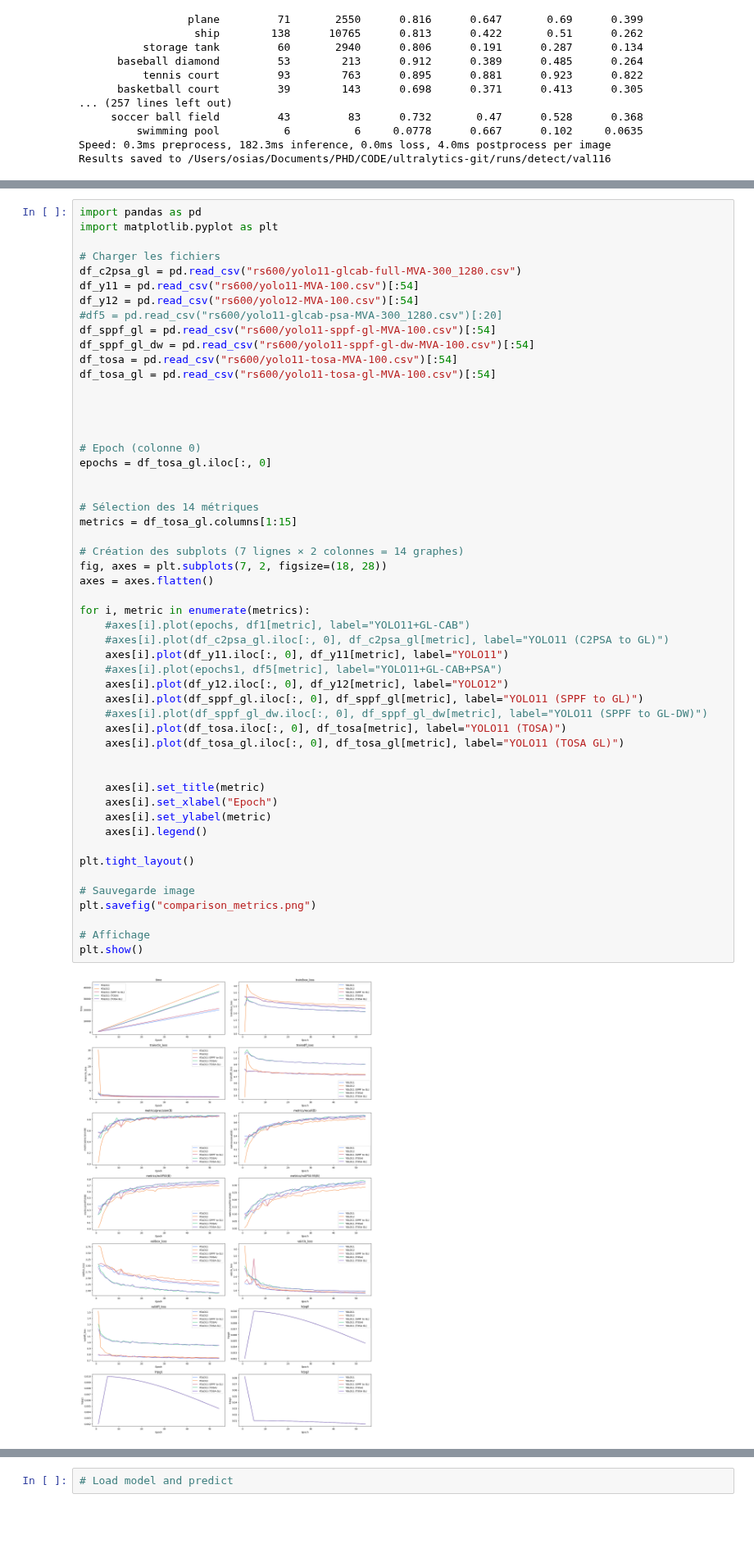
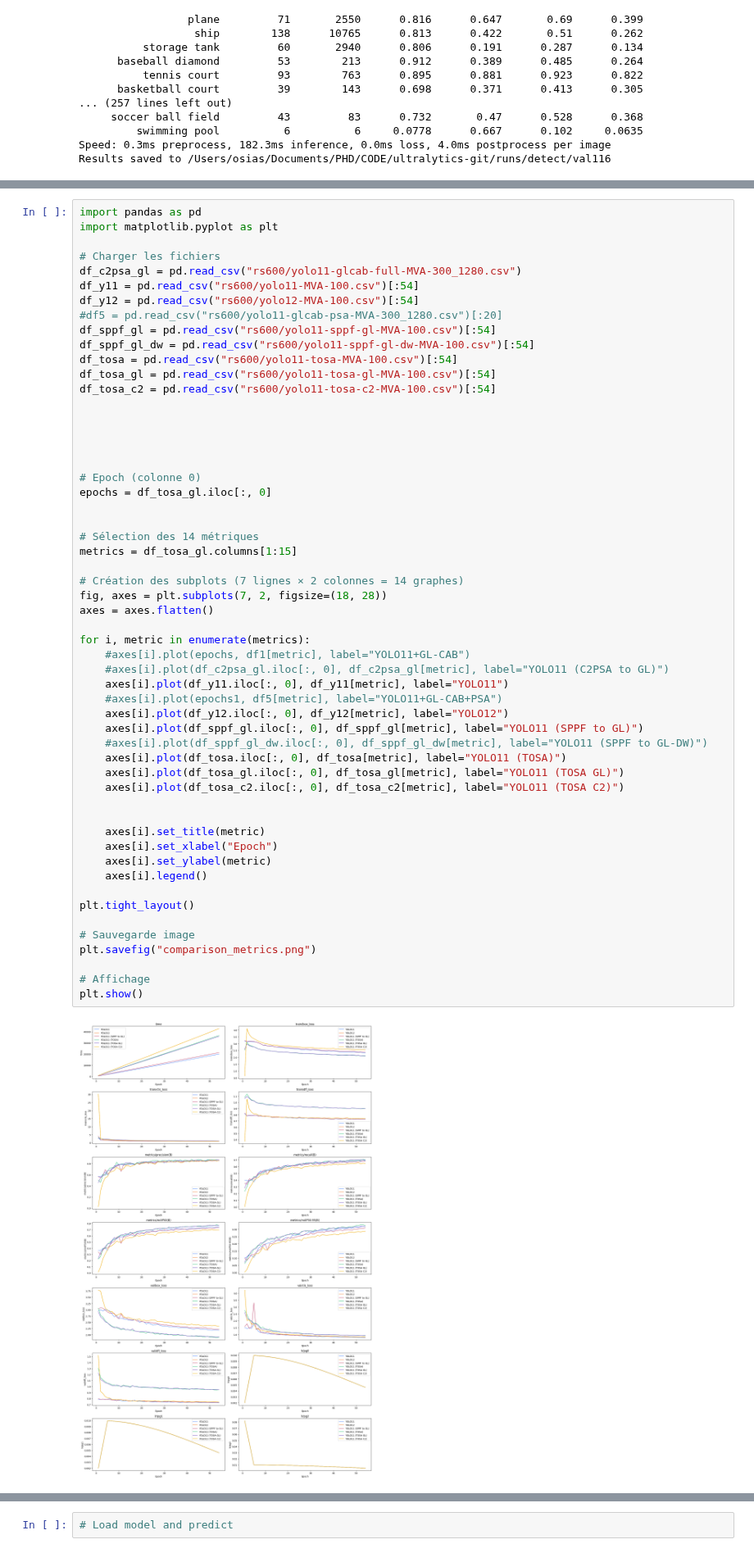
Before and after one commit to osiastossou/gl-yolo, a Jupyter notebook: analyse.ipynb, the cells around one changed output, grey strips where cells are left out. Shown at 82% size. Drawn from its saved outputs; the diff is of its cells as text; blank space fills up the shorter version.

```diff
--- a/analyse.ipynb
+++ b/analyse.ipynb
@@ -172,6 +172,8 @@ df_sppf_gl = pd.read_csv("rs600/yolo11-sppf-gl-MVA-100.csv")[:54]
 df_sppf_gl_dw = pd.read_csv("rs600/yolo11-sppf-gl-dw-MVA-100.csv")[:54]
 df_tosa = pd.read_csv("rs600/yolo11-tosa-MVA-100.csv")[:54]
 df_tosa_gl = pd.read_csv("rs600/yolo11-tosa-gl-MVA-100.csv")[:54]
+df_tosa_c2 = pd.read_csv("rs600/yolo11-tosa-c2-MVA-100.csv")[:54]
+
 
 
 
@@ -185,34 +187,35 @@ metrics = df_tosa_gl.columns[1:15]
 
 # Création des subplots (7 lignes × 2 colonnes = 14 graphes)
 fig, axes = plt.subplots(7, 2, figsize=(18, 28))
 axes = axes.flatten()
 
 for i, metric in enumerate(metrics):
     #axes[i].plot(epochs, df1[metric], label="YOLO11+GL-CAB")
     #axes[i].plot(df_c2psa_gl.iloc[:, 0], df_c2psa_gl[metric], label="YOLO11 (C2PSA to GL)")
     axes[i].plot(df_y11.iloc[:, 0], df_y11[metric], label="YOLO11")
     #axes[i].plot(epochs1, df5[metric], label="YOLO11+GL-CAB+PSA")
     axes[i].plot(df_y12.iloc[:, 0], df_y12[metric], label="YOLO12")
     axes[i].plot(df_sppf_gl.iloc[:, 0], df_sppf_gl[metric], label="YOLO11 (SPPF to GL)")
     #axes[i].plot(df_sppf_gl_dw.iloc[:, 0], df_sppf_gl_dw[metric], label="YOLO11 (SPPF to GL-DW)")
     axes[i].plot(df_tosa.iloc[:, 0], df_tosa[metric], label="YOLO11 (TOSA)")
     axes[i].plot(df_tosa_gl.iloc[:, 0], df_tosa_gl[metric], label="YOLO11 (TOSA GL)")
+    axes[i].plot(df_tosa_c2.iloc[:, 0], df_tosa_c2[metric], label="YOLO11 (TOSA C2)")
 
 
     axes[i].set_title(metric)
     axes[i].set_xlabel("Epoch")
     axes[i].set_ylabel(metric)
     axes[i].legend()
 
 plt.tight_layout()
 
 # Sauvegarde image
 plt.savefig("comparison_metrics.png")
 
 # Affichage
 plt.show()
 # %% [output]
-[figure, old version]
+[figure, new version]
 # %%
 import pandas as pd
 
```
Also changed, not shown: 2 other files.
